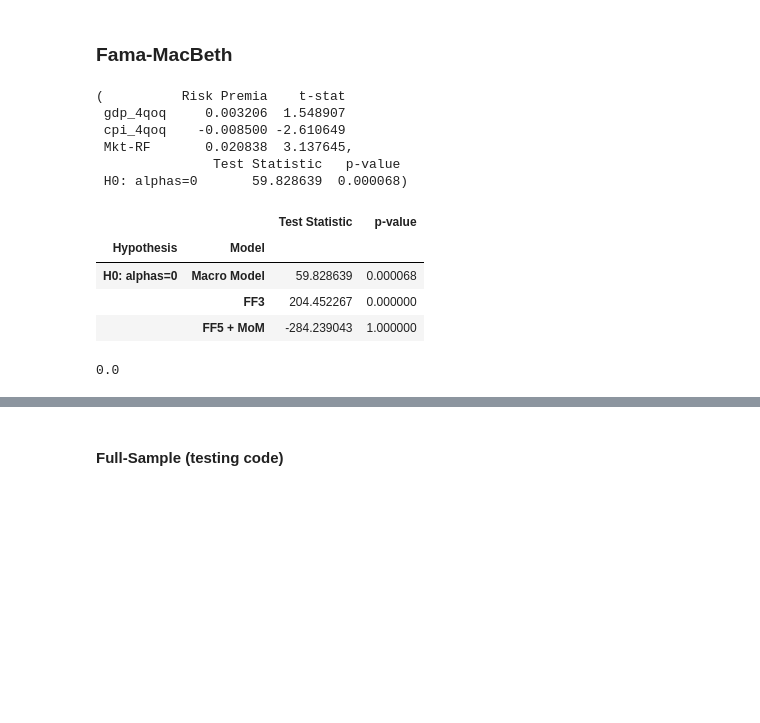
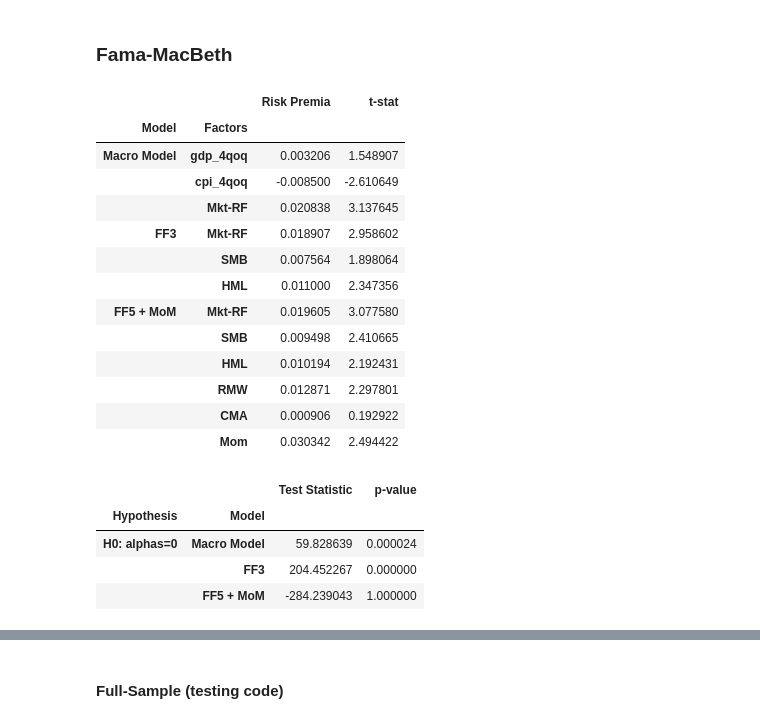
Before and after one commit to santoromano/Macro-Cross-Sectional-Analysis, a Jupyter notebook: empirics.ipynb, the cells around one changed output, grey strips where cells are left out. Saved outputs shown, nothing was run; the diff lists cells and outputs as text; code cells hidden in the pictures; blank space fills up the shorter version.

```diff
--- a/empirics.ipynb
+++ b/empirics.ipynb
@@ -485,31 +485,23 @@ def fama_macbeth(test_assets, factors):
     cov_alpha = ((alphas_df - alpha_hat).T @ (alphas_df - alpha_hat)) / len(alphas_df)**2
 
     alpha_chi = alpha_hat.T @ np.linalg.inv(cov_alpha) @ alpha_hat
-    alpha_p_val = 1 - chi2.cdf(alpha_chi, df=len(alpha_hat)-1)
+    alpha_p_val = 1 - chi2.cdf(alpha_chi, df=len(alpha_hat)-len(premia))
 
 
     alpha = pd.DataFrame({'Test Statistic': alpha_chi, 'p-value':alpha_p_val}, index=['H0: alphas=0'])
 
     return (premia, alpha)
-# %%
-fama_macbeth(size_book_assets_q, factors_q[['gdp_4qoq', 'cpi_4qoq', 'Mkt-RF']])
-# %% [output]
-(          Risk Premia    t-stat
- gdp_4qoq     0.003206  1.548907
- cpi_4qoq    -0.008500 -2.610649
- Mkt-RF       0.020838  3.137645,
-               Test Statistic   p-value
- H0: alphas=0       59.828639  0.000068)
 # %%
-def multiple_models():
+def multiple_models(start='1973', end='2022'):
     '''
-    Function to run several pricing models
+    Function to run several pricing models.
+    Start and end allow for custom dates.
     '''
 
     # Models
-    macro_model = fama_macbeth(size_book_assets_q, factors_q[['gdp_4qoq', 'cpi_4qoq', 'Mkt-RF']])
-    ff3 = fama_macbeth(size_book_assets_q, ff3_q)
-    ff5_mom = fama_macbeth(size_book_assets_q, ff5_mom_q)
+    macro_model = fama_macbeth(size_book_assets_q.loc[start:end], factors_q[['gdp_4qoq', 'cpi_4qoq', 'Mkt-RF']].loc[start:end])
+    ff3 = fama_macbeth(size_book_assets_q.loc[start:end], ff3_q.loc[start:end])
+    ff5_mom = fama_macbeth(size_book_assets_q.loc[start:end], ff5_mom_q.loc[start:end])
 
     # Output
     premia = pd.concat({'Macro Model':macro_model[0],'FF3':ff3[0], 'FF5 + MoM':ff5_mom[0]})
@@ -519,16 +511,27 @@ def multiple_models():
     alpha.index = alpha.index.swaplevel(0,1)
 
     return (premia, alpha)
-# %%
-multiple_models()[1]
-# %% [output]
-|  |  | Test Statistic | p-value |
-| Hypothesis | Model |  |  |
-| H0: alphas=0 | Macro Model | 59.828639 | 0.000068 |
-|  | FF3 | 204.452267 | 0.000000 |
-|  | FF5 + MoM | -284.239043 | 1.000000 |
-# %%
-from scipy.stats import chi2
-1-chi2.cdf(204,24)
-# %% [output]
-0.0
+# %%
+# Full-Sample (1973Q3 - 2022Q2)
+display(multiple_models()[0])
+display(multiple_models()[1])
+# %% [output]
+|  |  | Risk Premia | t-stat |
+| Model | Factors |  |  |
+| Macro Model | gdp_4qoq | 0.003206 | 1.548907 |
+|  | cpi_4qoq | -0.008500 | -2.610649 |
+|  | Mkt-RF | 0.020838 | 3.137645 |
+| FF3 | Mkt-RF | 0.018907 | 2.958602 |
+|  | SMB | 0.007564 | 1.898064 |
+|  | HML | 0.011000 | 2.347356 |
+| FF5 + MoM | Mkt-RF | 0.019605 | 3.077580 |
+|  | SMB | 0.009498 | 2.410665 |
+|  | HML | 0.010194 | 2.192431 |
+|  | RMW | 0.012871 | 2.297801 |
+|  | CMA | 0.000906 | 0.192922 |
+|  | Mom | 0.030342 | 2.494422 |
+|  |  | Test Statistic | p-value |
+| Hypothesis | Model |  |  |
+| H0: alphas=0 | Macro Model | 59.828639 | 0.000024 |
+|  | FF3 | 204.452267 | 0.000000 |
+|  | FF5 + MoM | -284.239043 | 1.000000 |
```
Also changed, not shown: parts of 5 cells of this notebook.
